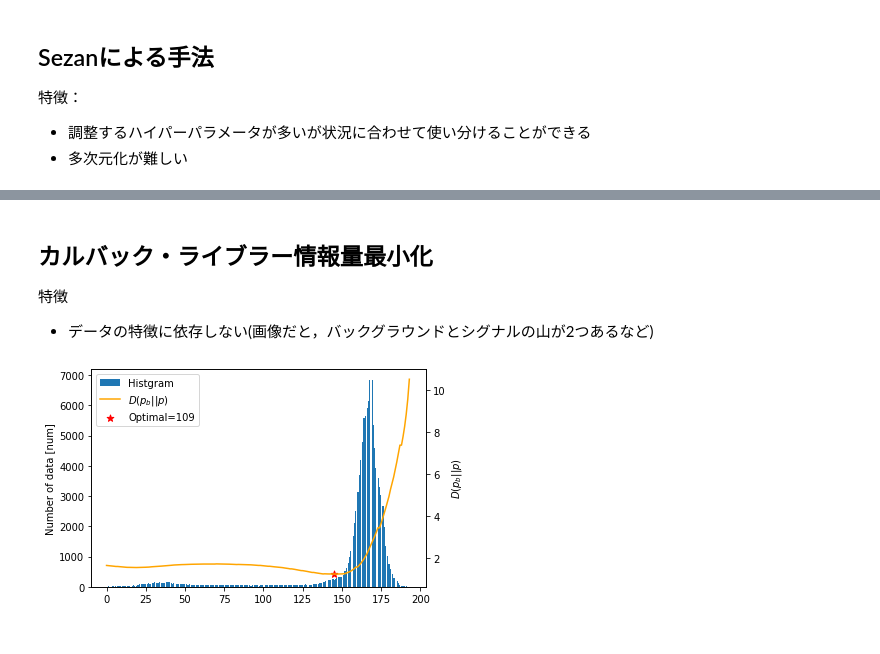
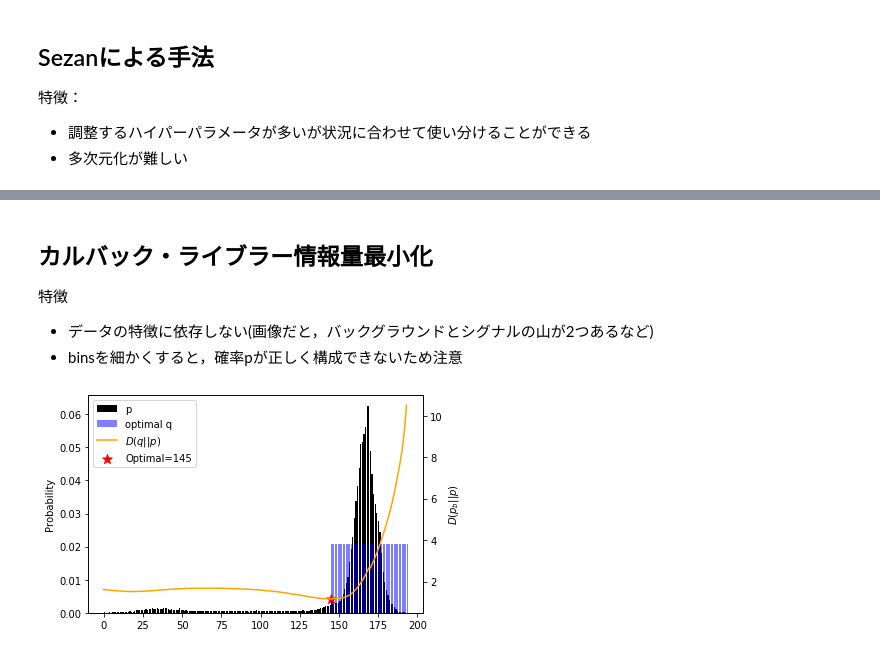
Before and after one commit to yuji0001/Threshold_Technic, a Jupyter notebook: Threshold_Technics.ipynb, the cells around one changed output, grey strips where cells are left out. Cells and saved outputs as stored; diff of their text form; code cells hidden in the pictures.

```diff
--- a/Threshold_Technics.ipynb
+++ b/Threshold_Technics.ipynb
@@ -30,6 +37,13 @@ plt.show()
 # %%
 # ラベルの初期化
 labels = np.random.randint(0,2,data.shape[0])
+
+# 終了条件
+OPTIMIZE_EPSILON = 1
+
+m_0_old = -np.inf
+m_1_old = np.inf
+
 for i in range(1000):
 # それぞれの平均の計算
     m_0 = data[labels==0].mean()
@@ -37,3 +51,10 @@ for i in range(1000):
 # ラベルの再計算
     labels[np.abs(data-m_0) < np.abs(data-m_1)] = 0
     labels[np.abs(data-m_0) >= np.abs(data-m_1)] = 1
+#     終了条件
+    if np.abs(m_0 - m_0_old) + np.abs(m_1 - m_1_old) < OPTIMIZE_EPSILON:
+        break
+    m_0_old = m_0
+    m_1_old = m_1
+
+print("Optimization Times :{0:}[count]".format(i+1))
@@ -109,14 +216,15 @@ plt.imshow(img<thresh_otsu,cmap = 'Greys')
 ## カルバック・ライブラー情報量最小化
 特徴
 - データの特徴に依存しない(画像だと，バックグラウンドとシグナルの山が2つあるなど)
+- binsを細かくすると，確率pが正しく構成できないため注意
 # %%
-def InfoScore(data,thresh,bins=256):
+def InfoScore(data,thresh,bins=100):
     num_hist, range_hist = np.histogram(data, bins= bins)
     mean_hist = (range_hist[1:] + range_hist[:-1]) / 2
     p = num_hist/num_hist.sum()
     N = p.shape[0]
     M = np.sum(mean_hist>thresh)
-    if M== 0:
+    if (M== 0):
         return np.inf
     q = np.zeros(N)
     q[mean_hist>thresh] = 1 / M
@@ -126,21 +234,32 @@ def InfoScore(data,thresh,bins=256):
 # Callculation of Otsu score and analyze the optimal
 scores_info =  np.zeros(256)
 for i in range(scores_info.shape[0]):
-    scores_info[i] = InfoScore(data,i,bins = 180)
+    scores_info[i] = InfoScore(data,i,bins = 190)
 thresh_info = np.argmin(scores_info)
+# %%
+# making p and q at optimal threshold
+num_hist, range_hist = np.histogram(data, bins= 190)
+mean_hist = (range_hist[1:] + range_hist[:-1]) / 2
+p = num_hist/num_hist.sum()
+N = p.shape[0]
+M = np.sum(mean_hist>thresh_info)
+q = np.zeros(N)
+q[mean_hist>thresh_info] = 1 / M
 # %%
 # visualization
 fig = plt.figure()
 ax1 = fig.add_subplot()
 ax2 = ax1.twinx()
-ax1.hist(data,bins=256,label='Histgram')
-ax2.plot(scores_info,label='$D(p_b||p)$',color = 'orange')
-ax2.scatter([thresh_info],[scores_info[thresh_info]],s = 50,marker= '*',color = 'red',label='Optimal={0:d}'.format(thresh_otsu))
+ax1.bar(mean_hist,p,color = 'black',label = 'p')
+ax1.bar(mean_hist,q,color = 'blue',label = 'optimal q',alpha = 0.5)
+ax2.plot(scores_info,label='$D(q||p)$',color = 'orange')
+ax2.scatter([thresh_info],[scores_info[thresh_info]],s = 100,marker= '*',color = 'red',label='Optimal={0:d}'.format(thresh_info))
 h1, l1 = ax1.get_legend_handles_labels()
 h2, l2 = ax2.get_legend_handles_labels()
 ax1.legend(h1+h2, l1+l2)
-ax1.set_ylabel('Number of data [num]')
+ax1.set_ylabel('Probability')
 ax2.set_ylabel('$D(p_b||p)$')
+plt.savefig(IMG_DIR + 'hist_info.png')
 plt.show()
 # %% [output]
-[figure, old version]
+[figure, new version]
```
Also changed, not shown: parts of 20 cells of this notebook, 12 other files.
